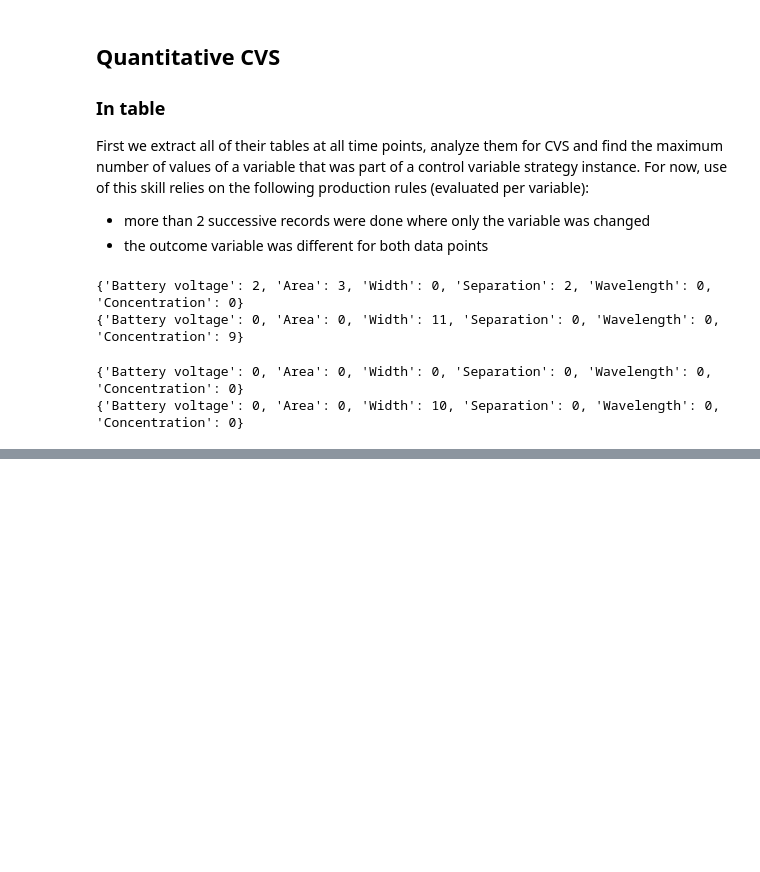
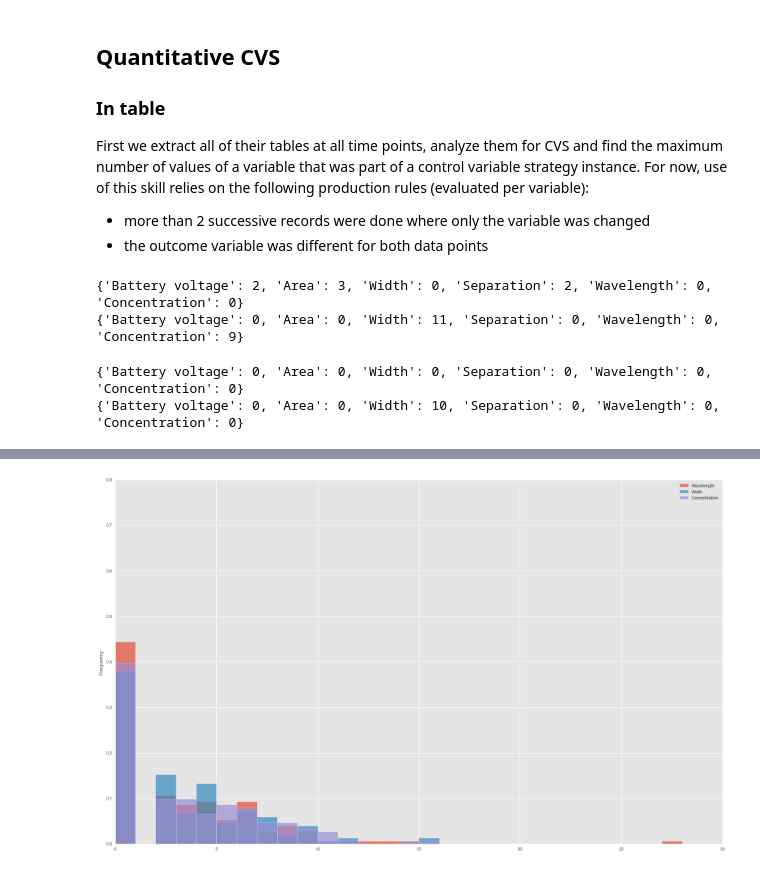
Before and after one commit to jmassall/inquiry_virtualLabs_study, a Jupyter notebook: analyzing_log/cvs_detector.ipynb, the cells around one changed output, grey strips where cells are left out. Drawn from its saved outputs; the diff is of its cells as text; code cells hidden in the pictures; blank space fills up the shorter version.

Commit message:
Ran cvs detectors for table and graph on several students

```diff
--- a/analyzing_log/cvs_detector.ipynb
+++ b/analyzing_log/cvs_detector.ipynb
@@ -159,0 +164,25 @@ print get_cvs_per_variable_in_graph(df2)
+# %%
+from utils_read_parsing import *
+def get_ids_with_exactly_one_of_each_logs():
+    df_beers = get_latest_parsing_report('beers')
+    df_caps = get_latest_parsing_report('capacitor')
+
+    ids_beers = list(df_beers['studentid'].apply(str))
+    ids_caps = list(df_caps['studentid'].apply(str))
+    all_ids = ids_beers + ids_caps
+
+    ids_by_count = {}
+    for i in set(all_ids):
+        count = all_ids.count(i)
+        if count not in ids_by_count.keys():
+            ids_by_count[count] = [i]
+        else:
+            ids_by_count[count].append(i)
+
+    beers_only, caps_only, both_sims = [],[],[]
+    for i in ids_by_count[2]:
+        if i in ids_beers and i in ids_caps: both_sims.append(i)
+    print "There are {0} ids with exactly one log for each sim".format(len(both_sims))
+    return both_sims
+# %%
+ids = get_ids_with_exactly_one_of_each_logs()
@@ -159,0 +193,16 @@ print get_cvs_per_variable_in_graph(df2)
+# %%
+table_cvs_df = pd.DataFrame({'student id':ids, 'Battery voltage':0, 'Area':0, 'Separation':0,'Wavelength':0,'Width':0, 'Concentration':0})
+table_cvs_df =  table_cvs_df.set_index('student id')
+
+for i,studentid in enumerate(ids):
+    for sim in ['beers','capacitor']:
+        parsed_file = find_student_log_file(sim,studentid)
+        df = prep_parsing_data(parsed_file)
+        if not df.empty:
+            try:
+                cvs = get_cvs_per_variable_in_table(df)
+                for var, n_samples in cvs.iteritems():
+                    if n_samples >0:
+                        table_cvs_df.loc[studentid][var] = n_samples
+            except:
+                pass
@@ -159,0 +225,4 @@ print get_cvs_per_variable_in_graph(df2)
+# %%
+plt = table_cvs_df[['Wavelength','Width','Concentration']].plot.hist(alpha=0.7,bins=range(30),normed =True,ylim=(0,0.8))
+# %% [output]
+[figure, added]
```
Also changed, not shown: parts of 12 cells of this notebook, 2 other files.
